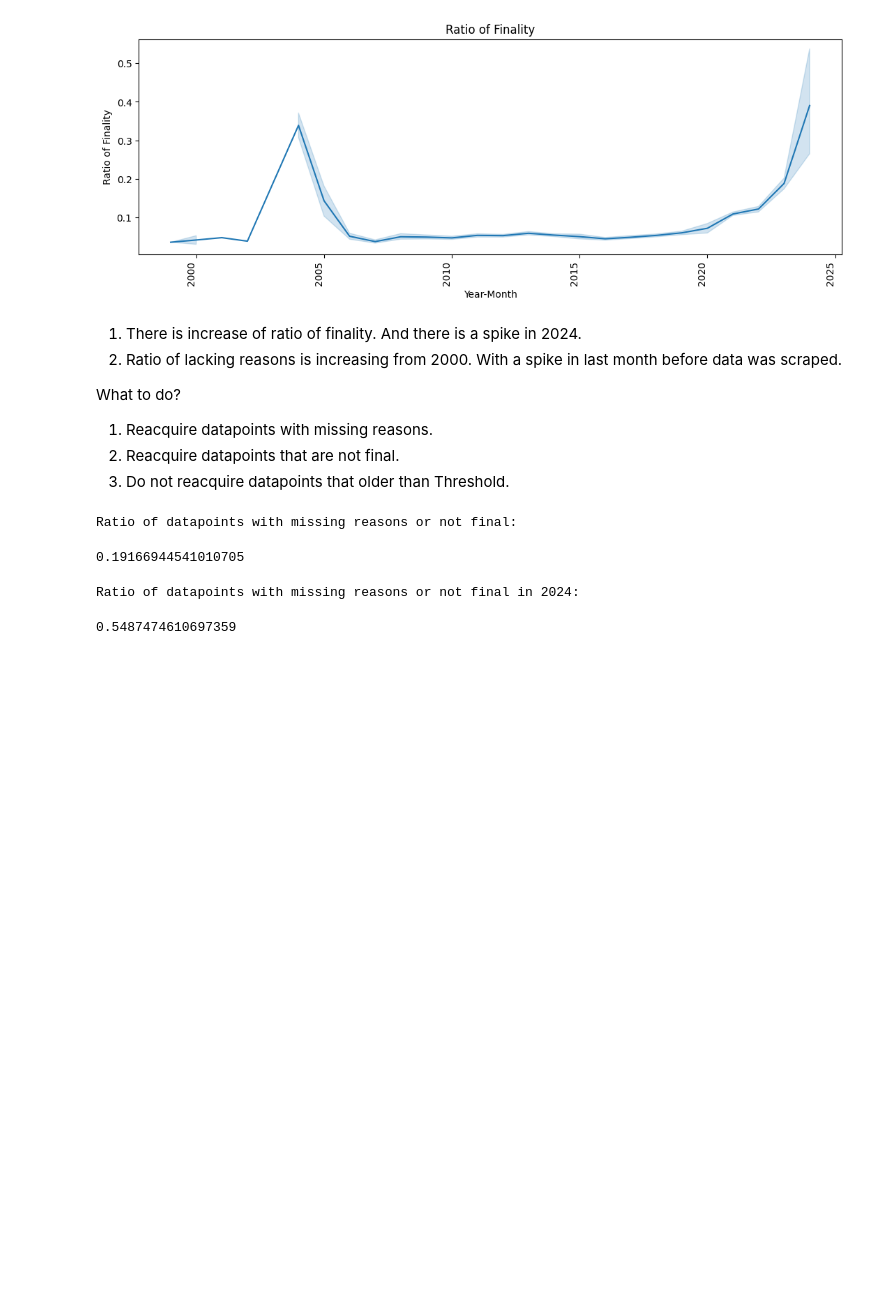
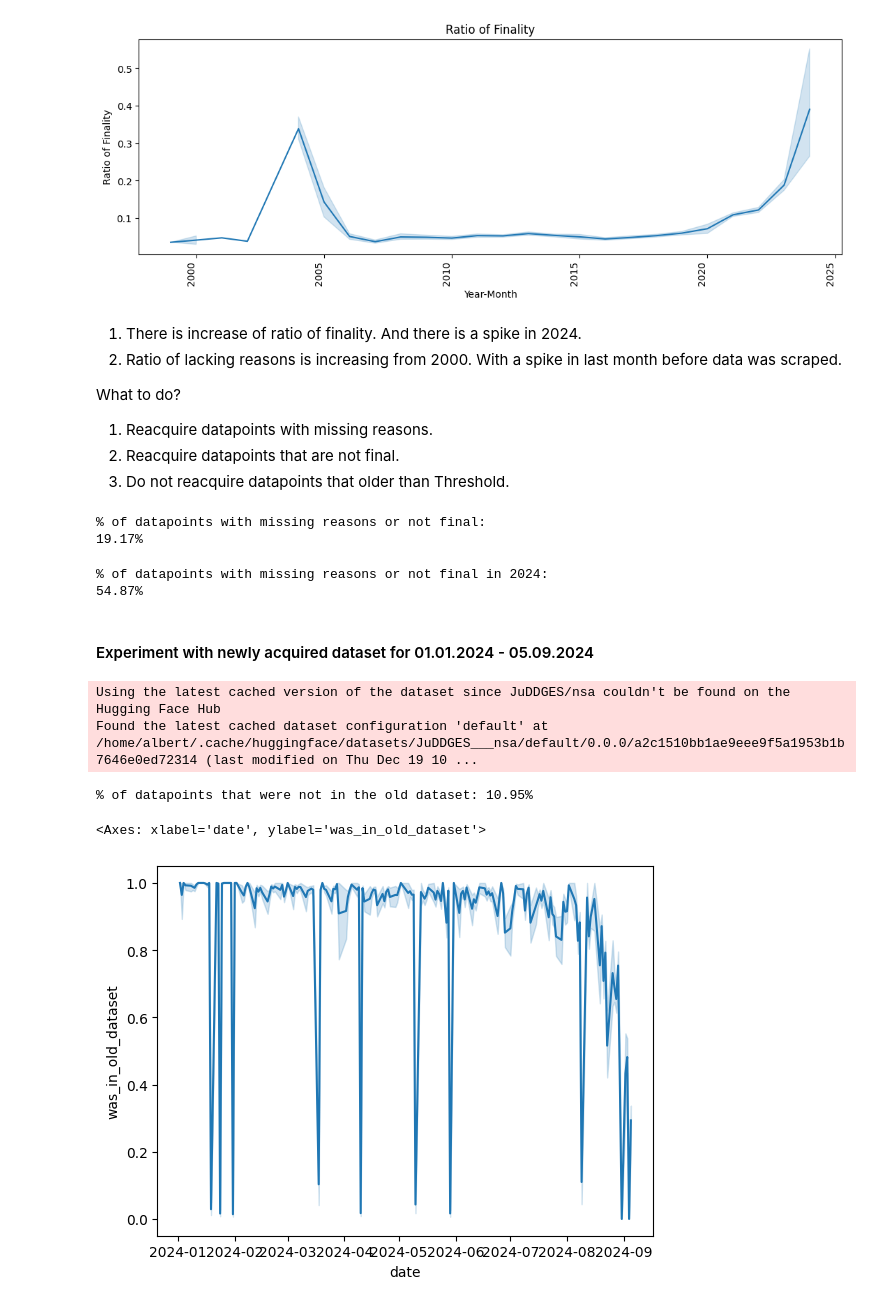
Before and after one commit to pwr-ai/JuDDGES, a Jupyter notebook: dev_notebooks/3_nsa_update_analysis.ipynb, the cells around one changed output. Cells and saved outputs as stored; diff of their text form; code cells hidden in the pictures; blank space fills up the shorter version.

Commit message:
feat: enhance NSA analysis notebook with new data experiment; fix extractor assertions; improve download script with retry logic

```diff
--- a/dev_notebooks/3_nsa_update_analysis.ipynb
+++ b/dev_notebooks/3_nsa_update_analysis.ipynb
@@ -186,16 +167,39 @@ What to do?
 3. Do not reacquire datapoints that older than Threshold.
 # %%
 
-print("Ratio of datapoints with missing reasons or not final: ")
-(df["Reasons for judgment_is_na"] | (df["Finality"] == "orzeczenie nieprawomocne")).mean()
+print("% of datapoints with missing reasons or not final: ")
+print(f"{(df['Reasons for judgment_is_na'] | (df['Finality'] == 'orzeczenie nieprawomocne')).mean():.2%}")
 # %% [output]
-Ratio of datapoints with missing reasons or not final:
+% of datapoints with missing reasons or not final:
+19.17%
-0.19166944541010705
 # %%
 
 recent_df = df[df["year"] >= 2024]
-print("Ratio of datapoints with missing reasons or not final in 2024: ")
-(recent_df["Reasons for judgment_is_na"] | (recent_df["Finality"] == "orzeczenie nieprawomocne")).mean()
+print("% of datapoints with missing reasons or not final in 2024: ")
+print(f"{(recent_df['Reasons for judgment_is_na'] | (recent_df['Finality'] == 'orzeczenie nieprawomocne')).mean():.2%}")
 # %% [output]
-Ratio of datapoints with missing reasons or not final in 2024:
+% of datapoints with missing reasons or not final in 2024:
+54.87%
-0.5487474610697359
+# %% [markdown]
+#### Experiment with newly acquired dataset for 01.01.2024 - 05.09.2024
+# %%
+from datasets import load_from_disk
+
+new_df = pd.read_parquet(ROOT_PATH / "data/datasets/nsa/dataset/")
+dataset = load_dataset("JuDDGES/nsa")
+# %% [output]
+Using the latest cached version of the dataset since JuDDGES/nsa couldn't be found on the Hugging Face Hub
+Found the latest cached dataset configuration 'default' at /home/albert/.cache/huggingface/datasets/JuDDGES___nsa/default/0.0.0/a2c1510bb1ae9eee9f5a1953b1b7646e0ed72314 (last modified on Thu Dec 19 10 ...
+# %%
+olds_ids = set(dataset["train"]["id"])
+new_df["was_in_old_dataset"] = new_df["id"].isin(olds_ids)
+new_df["date"] = pd.to_datetime(new_df["judgment_date"])
+# %%
+print(f"% of datapoints that were not in the old dataset: {(~new_df['was_in_old_dataset']).mean():.2%}")
+# %% [output]
+% of datapoints that were not in the old dataset: 10.95%
+# %%
+sns.lineplot(data=new_df, x="date", y="was_in_old_dataset")
+# %% [output]
+<Axes: xlabel='date', ylabel='was_in_old_dataset'>
+[figure, added]
```
Also changed, not shown: parts of 7 cells of this notebook, 3 other files.
